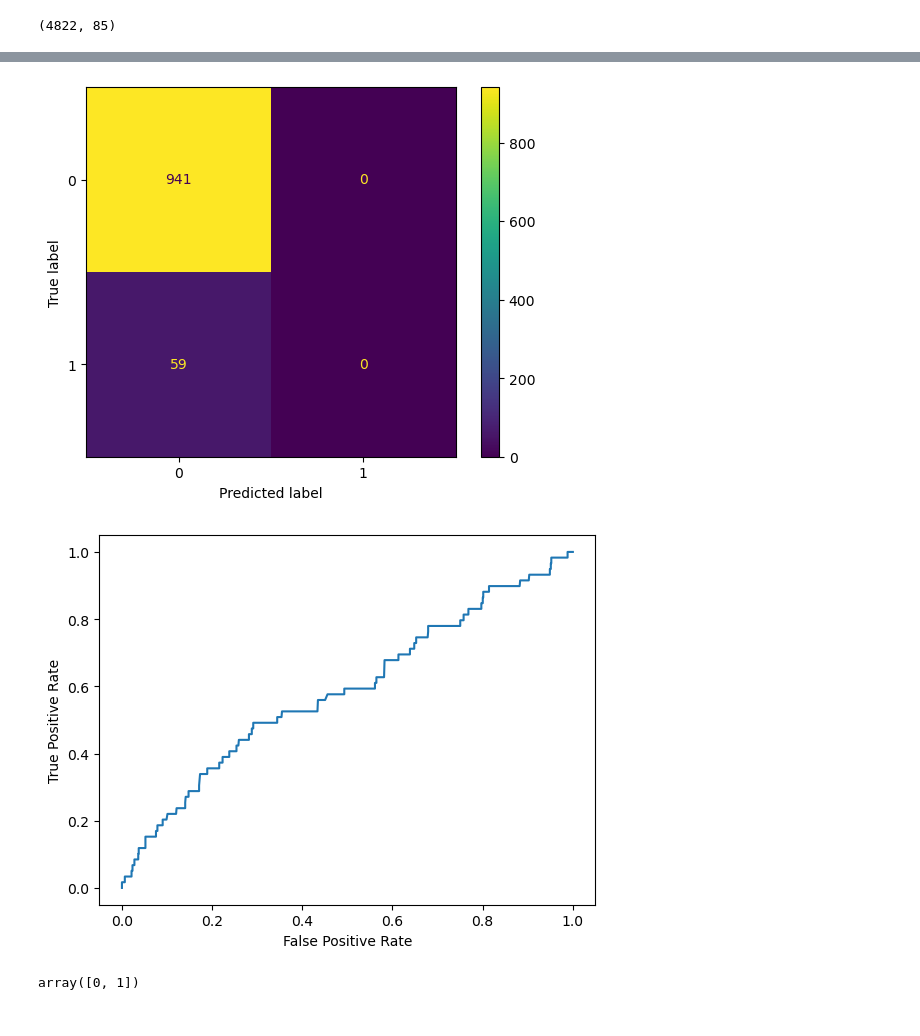
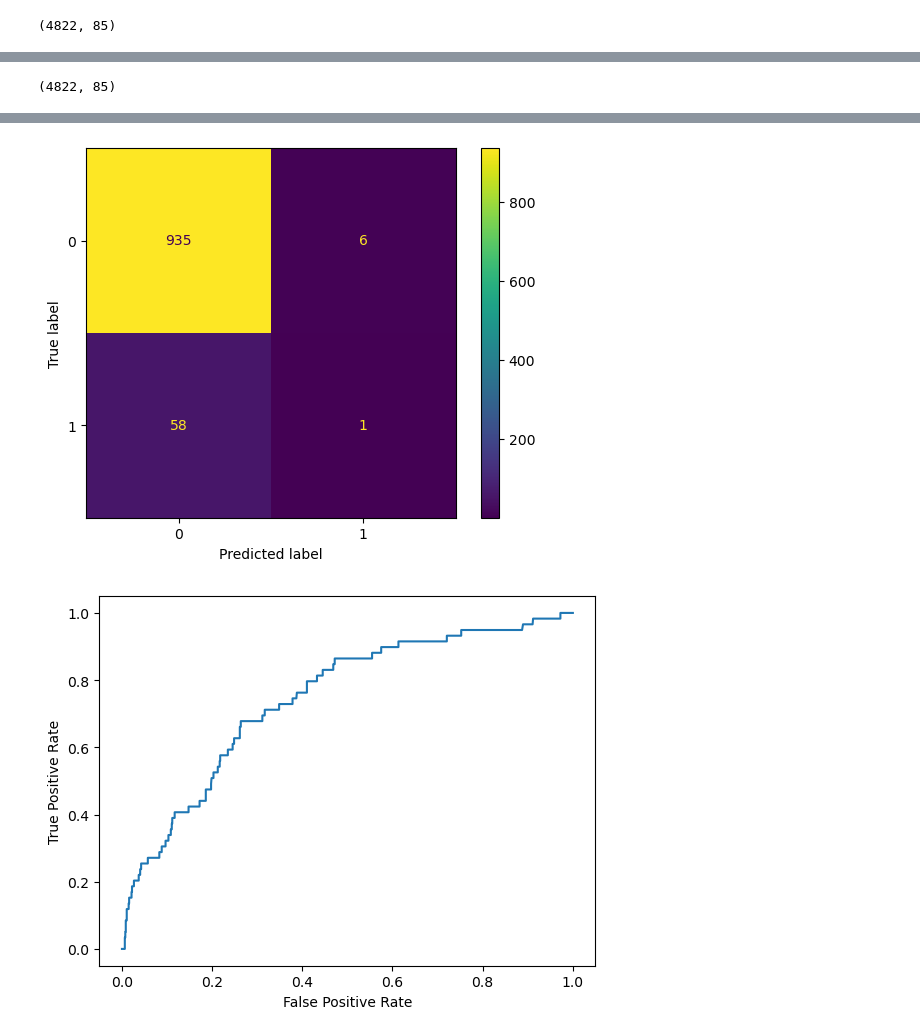
Before and after one commit to yogamaha/cs598-psl, a Jupyter notebook: quiz/Quiz-8.ipynb, the cells around one changed output, grey strips where cells are left out. Drawn from its saved outputs; the diff is of its cells as text; code cells hidden in the pictures.

```diff
--- a/quiz/Quiz-8-2.ipynb
+++ b/quiz/Quiz-8.ipynb
@@ -417,27 +373,32 @@ clf.coef_= [[ 0.09112008 -0.22732687  0.09624197  0.27474516 -0.39922761 -0.0538
 [figure]
 [figure]
+# %%
+X_all = df.drop(['Purchase'], axis=1)
+y_all = (df.Purchase == "Yes").astype('int')
+
+X_test = X_all.iloc[0:1000, :]
+y_test = y_all[0:1000]
+
+X = X_all.iloc[1000:, :]
+y = y_all[1000:]
+
+(n,p)=X.shape
+
+X.shape
+# %% [output]
+(4822, 85)
 # %%
 from sklearn.linear_model import LogisticRegression
 from sklearn.preprocessing import StandardScaler
 
-#clf = LogisticRegression(random_state=0, solver='lbfgs').fit(X_train, Y_train)
 scaler = StandardScaler()
 scaler = scaler.fit(X)
 
-clf = LogisticRegression(penalty="l1", solver='liblinear', C=.004, random_state=0, fit_intercept=True).fit(X, y)
-#clf = LogisticRegression(penalty="l1", solver='saga', C=.004, random_state=0, fit_intercept=True).fit(X, y)
+X = scaler.transform(X)
+X_test = scaler.transform(X_test)
 
-#clf.feature_names_in_
-#clf.predict(X[:2, :])
-#clf.predict_proba(X[:2, :])
-#clf.score(X, y)
-#y_pred_prob = clf.predict_proba(X_test)[:, 1]
+
+clf = LogisticRegression(penalty="l1", solver='liblinear', C=1/(n*.004), fit_intercept=True).fit(X, y)
 
 gen_metrics_sklearn(clf)
-#np.sum(clf.coef_!=0)
-
-#clf.coef_
-
-#scaler.transform(X)
-#X
 # %% [output]
@@ -464,6 +425,2 @@ clf.coef_= [[-0.03684266  0.          0.          0.          0.          0.
-[figure, old version]
+[figure, new version]
-[figure, old version]
+[figure, new version]
-# %%
-clf.classes_
-# %% [output]
-array([0, 1])
```
Also changed, not shown: parts of 27 cells of this notebook, 1 other file.
